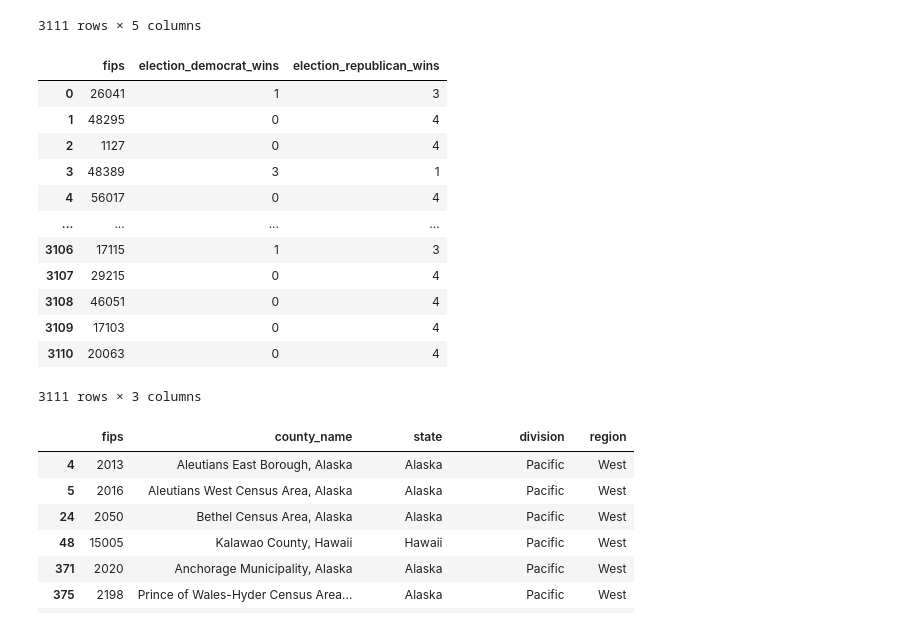
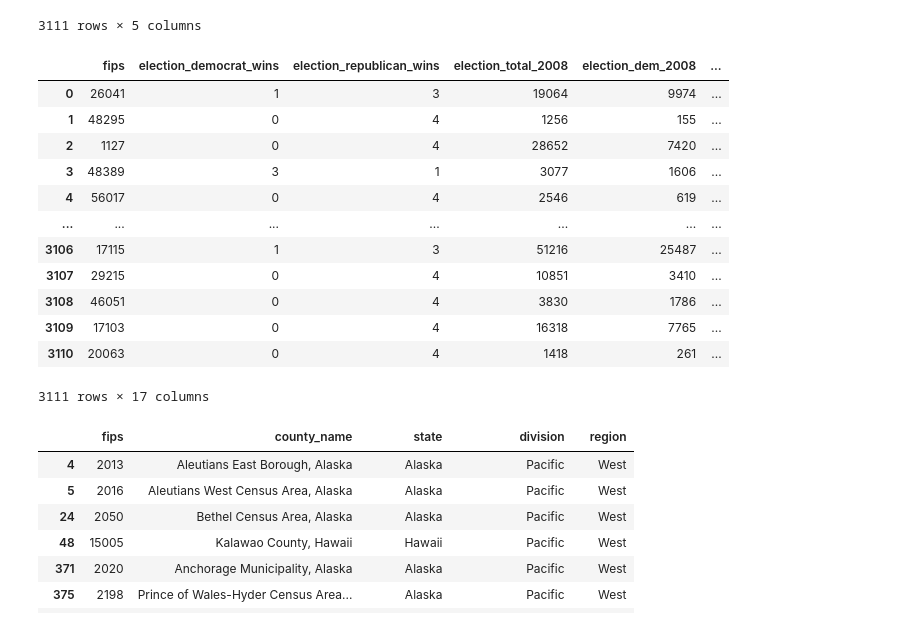
Before and after one commit to kuruparans/covid19-vaccine-hesitancy-analysis, a Jupyter notebook: data-cleaning.ipynb, the cells around one changed output. Drawn from its saved outputs; the diff is of its cells as text; code cells hidden in the pictures.

Commit message:
Output election votes per year

```diff
--- a/data-cleaning.ipynb
+++ b/data-cleaning.ipynb
@@ -201,19 +200,21 @@ county[~county['fips'].isin(natality['fips'])]
 ### Elections
 # %%
 election_years = [2008, 2012, 2016, 2020]
-def election_winner(row, year):
+def find_election_winner(row, year):
     if row['dem_' + str(year)] > row['gop_' + str(year)]:
         return 'Democrat'
     else:
         return 'Republican'
 elections_data = pd.read_csv('datasets/raw/US_County_Level_Presidential_Results_08-16.csv').rename(columns={'fips_code': 'fips'})
 elections_data_2020 = pd.read_csv('datasets/raw/2020_US_County_Level_Presidential_Results.csv').rename(columns={'votes_gop': 'gop_2020', 'votes_dem': 'dem_2020', 'county_fips': 'fips'})
-elections_data = elections_data.merge(elections_data_2020[['fips', 'gop_2020', 'dem_2020']], left_on='fips', right_on='fips')
-elections = pd.DataFrame()
-elections['fips'] = elections_data['fips']
+elections_data = elections_data.merge(elections_data_2020[['fips', 'gop_2020', 'dem_2020']], left_on='fips', right_on='fips').drop(columns=['county'])
+
+elections_winner = pd.DataFrame()
+elections_winner['fips'] = elections_data['fips']
 for year in election_years:
-    elections['election_' + str(year)] = elections_data.apply(lambda row: election_winner(row, year), axis=1)
-elections
+    elections_winner['election_' + str(year)] = elections_data.apply(lambda row: find_election_winner(row, year), axis=1)
+elections_data = elections_data.rename(lambda col: 'election_' + col, axis='columns').rename(columns={'election_fips': 'fips'})
+elections_winner
 # %% [output]
 |  | fips | election_2008 | election_2012 | election_2016 | election_2020 |
 | 0 | 26041 | Democrat | Republican | Republican | Republican |
@@ -229,24 +230,25 @@ elections
 | 3110 | 20063 | Republican | Republican | Republican | Republican |
 3111 rows × 5 columns
 # %%
-elections['election_democrat_wins'] = sum([elections['election_' + str(year)].str.count('Democrat') for year in election_years])
-elections['election_republican_wins'] = sum([elections['election_' + str(year)].str.count('Republican') for year in election_years])
-elections = elections[['fips', 'election_democrat_wins', 'election_republican_wins']]
+elections_winner['election_democrat_wins'] = sum([elections_winner['election_' + str(year)].str.count('Democrat') for year in election_years])
+elections_winner['election_republican_wins'] = sum([elections_winner['election_' + str(year)].str.count('Republican') for year in election_years])
+elections = elections_winner[['fips', 'election_democrat_wins', 'election_republican_wins']]
+elections = elections.merge(elections_data, left_on='fips', right_on='fips')
 elections
 # %% [output]
-|  | fips | election_democrat_wins | election_republican_wins |
-| 0 | 26041 | 1 | 3 |
-| 1 | 48295 | 0 | 4 |
-| 2 | 1127 | 0 | 4 |
-| 3 | 48389 | 3 | 1 |
-| 4 | 56017 | 0 | 4 |
-| ... | ... | ... | ... |
-| 3106 | 17115 | 1 | 3 |
-| 3107 | 29215 | 0 | 4 |
-| 3108 | 46051 | 0 | 4 |
-| 3109 | 17103 | 0 | 4 |
-| 3110 | 20063 | 0 | 4 |
+|  | fips | election_democrat_wins | election_republican_wins | election_total_2008 | election_dem_2008 | ... |
+| 0 | 26041 | 1 | 3 | 19064 | 9974 | ... |
+| 1 | 48295 | 0 | 4 | 1256 | 155 | ... |
+| 2 | 1127 | 0 | 4 | 28652 | 7420 | ... |
+| 3 | 48389 | 3 | 1 | 3077 | 1606 | ... |
+| 4 | 56017 | 0 | 4 | 2546 | 619 | ... |
+| ... | ... | ... | ... | ... | ... | ... |
+| 3106 | 17115 | 1 | 3 | 51216 | 25487 | ... |
+| 3107 | 29215 | 0 | 4 | 10851 | 3410 | ... |
+| 3108 | 46051 | 0 | 4 | 3830 | 1786 | ... |
+| 3109 | 17103 | 0 | 4 | 16318 | 7765 | ... |
+| 3110 | 20063 | 0 | 4 | 1418 | 261 | ... |
-3111 rows × 3 columns
+3111 rows × 17 columns
 # %%
 # Show missing county rows in elections dataset
 county[~county['fips'].isin(elections['fips'])]
```
Also changed, not shown: parts of 1 cell of this notebook.
